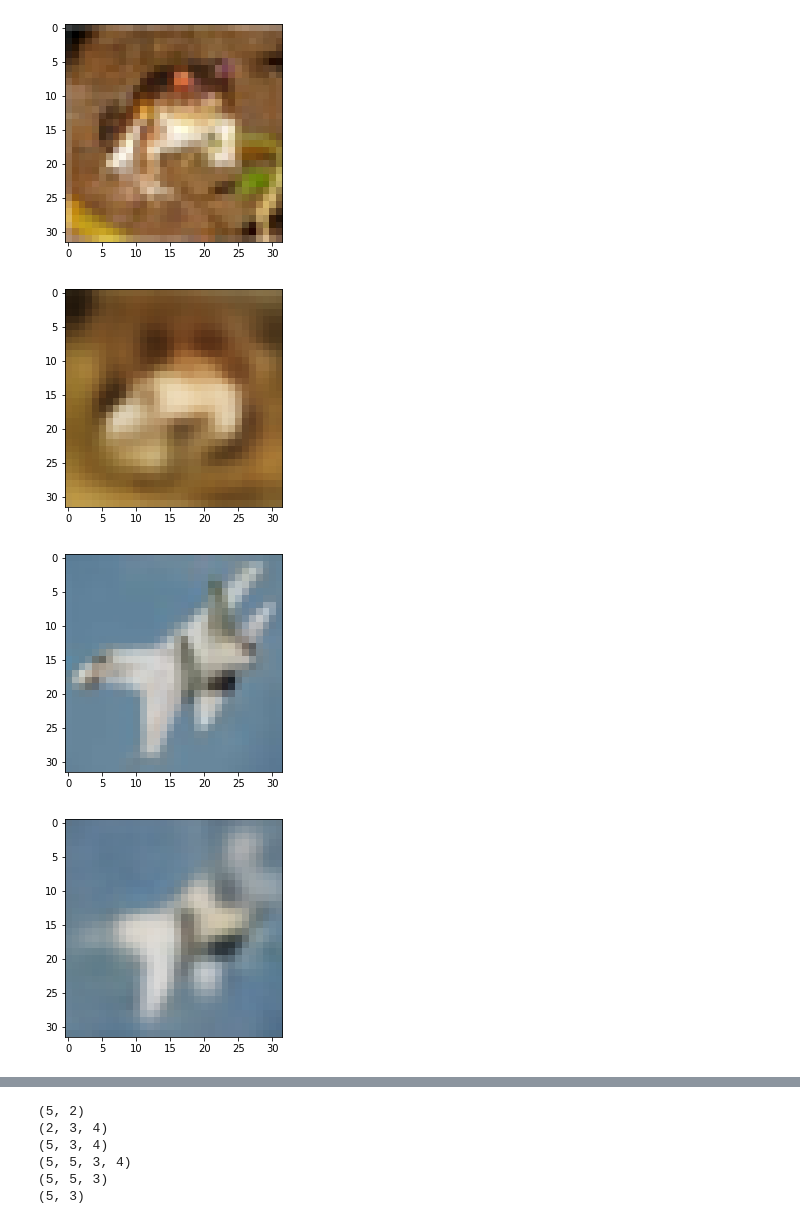
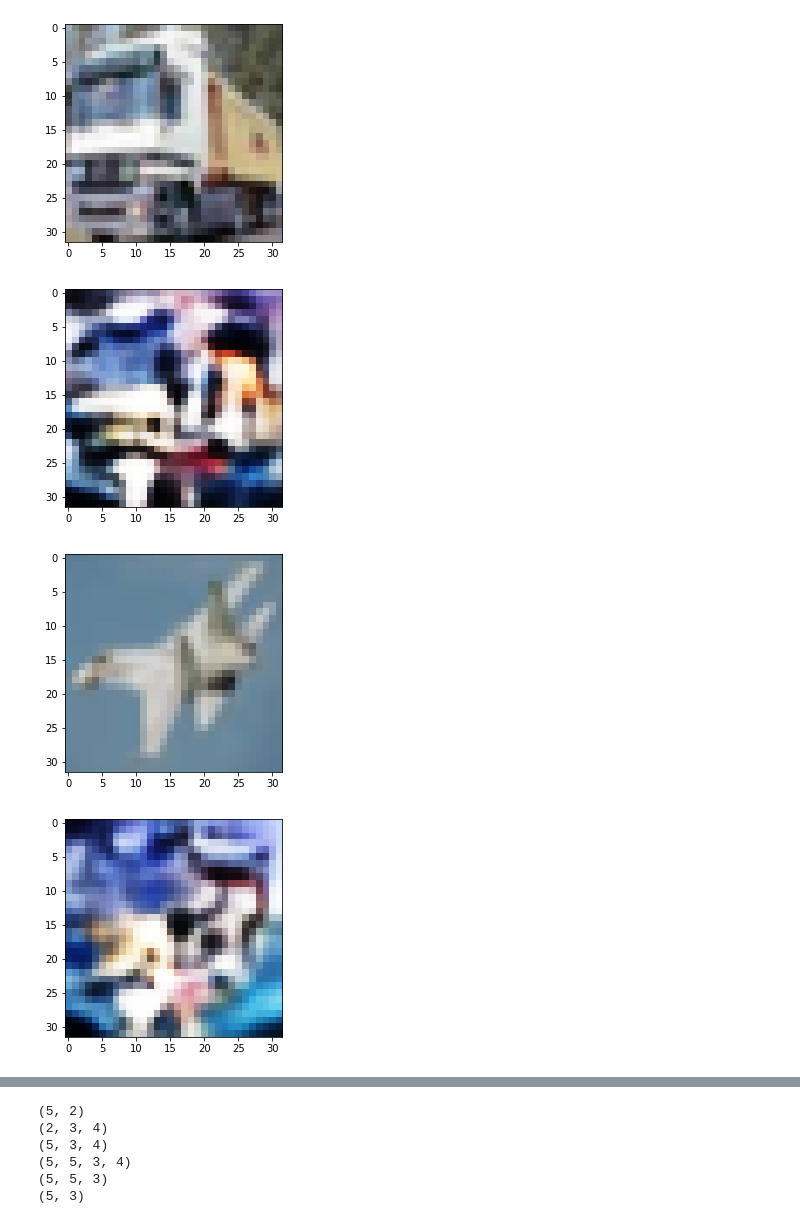
Before and after one commit to AlexThirty/XAI_project, a Jupyter notebook: Gradient/AAE_conv.ipynb, the cells around one changed output, grey strips where cells are left out. Cells and saved outputs as stored; diff of their text form; code cells hidden in the pictures.

```diff
--- a/Gradient/AAE_conv.ipynb
+++ b/Gradient/AAE_conv.ipynb
@@ -101,8 +102,8 @@ class AAE:
             #tf.keras.layers.BatchNormalization(),
             #tf.keras.layers.LeakyReLU(leaky_alpha),
             tf.keras.layers.Flatten(),
-            #tf.keras.layers.Dense(dense_units[0], activation='relu'),
-            #tf.keras.layers.BatchNormalization(),
+            tf.keras.layers.Dense(dense_units[0], activation='relu'),
+            tf.keras.layers.BatchNormalization(),
             #tf.keras.layers.Dense(dense_units[1], activation='relu'),
             #tf.keras.layers.BatchNormalization(),
             #tf.keras.layers.Dense(dense_units[2], activation='tanh'),
@@ -110,12 +111,12 @@ class AAE:
         ])
 
         self.decoder = tf.keras.Sequential([
-            #tf.keras.layers.InputLayer(input_shape=latent_dim),
+            tf.keras.layers.InputLayer(input_shape=latent_dim),
             #tf.keras.layers.Dense(dense_units[2], activation='tanh'),
             #tf.keras.layers.Dense(dense_units[1], activation='relu'),
             #tf.keras.layers.BatchNormalization(),
-            #tf.keras.layers.Dense(dense_units[0], activation='relu'),
-            #tf.keras.layers.BatchNormalization(),
+            tf.keras.layers.Dense(dense_units[0], activation='relu'),
+            tf.keras.layers.BatchNormalization(),
             tf.keras.layers.Dense(int(input_shape[0]*input_shape[1]*filters[3]/self.stride_reduction**2), activation='relu'),
             tf.keras.layers.Reshape((int(input_shape[0]/self.stride_reduction), int(input_shape[1]/self.stride_reduction), filters[3])),
             #tf.keras.layers.Conv2DTranspose(filters=filters[4], kernel_size=kernel_size[4], strides=strides[4], padding='same'),
@@ -302,13 +307,13 @@ max_lr = 0.0025
 step_size = 2 * np.ceil(train_images.shape[0] / batch_size)
 epochs = 350
 
-latent_dim = 128
+latent_dim = 192
 alpha_leaky = 0.2
-filters = [48,96,192,384]
+filters = [64,128,256,512]
 kernel_size = [4,4,3,3]
 strides = [2,2,2,2]
 dense_units = [500,300]
-discriminator_units = [200, 100]
+discriminator_units = [200, 200]
 keep_prob = 0.5
 
 steps_per_epoch = train_images.shape[0] / batch_size
@@ -363,30 +367,30 @@ INFO:tensorflow:Assets written to: Models/enc_model/assets
 INFO:tensorflow:Assets written to: Models/dec_model/assets
 INFO:tensorflow:Assets written to: Models/dc_model/assets
 # %%
-image = train_images[0,:,:,:].reshape((1,32,32,3))
+image = train_images[1,:,:,:].reshape((1,32,32,3))
 z = aae.encode_and_reparametrize(image)
 image_recon = aae.decode(z, apply_sigmoid=True)
 plt.figure()
 plt.imshow(image[0,:,:,:])
 plt.show()
 plt.figure()
 plt.imshow(image_recon[0,:,:,:])
 plt.show()
 
 image = test_images[10,:,:,:].reshape((1,32,32,3))
 z = aae.encode_and_reparametrize(image)
 image_recon = aae.decode(z, apply_sigmoid=True)
 plt.figure()
 plt.imshow(image[0,:,:,:])
 plt.show()
 plt.figure()
 plt.imshow(image_recon[0,:,:,:])
 plt.show()
 # %% [output]
-[figure, old version]
+[figure, new version]
-[figure, old version]
+[figure, new version]
 [figure]
-[figure, old version]
+[figure, new version]
 # %%
 # Faccio il test error per batch perché sul mio PC la GPU va OOM
 test_errors = []
```
Also changed, not shown: parts of 11 cells of this notebook.
